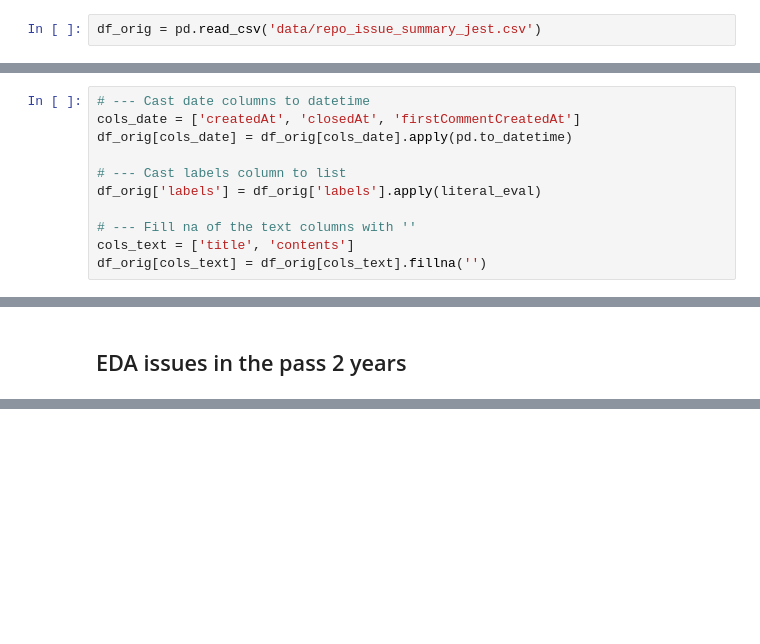
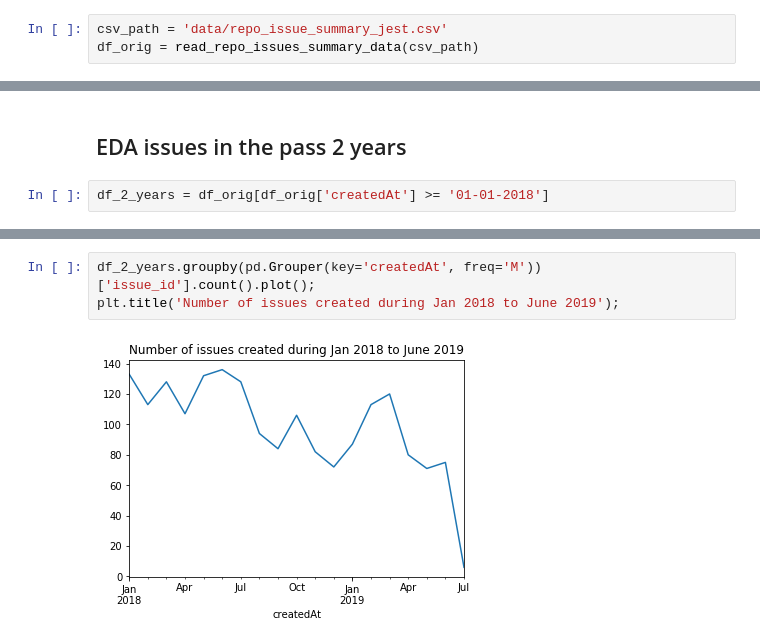
Before and after one commit to nongnoochr/github_js_testing_frameworks, a Jupyter notebook: EDA_repo_issues_jest.ipynb, the cells around one changed output, grey strips where cells are left out. Cells and saved outputs as stored; diff of their text form; blank space fills up the shorter version.

```diff
--- a/EDA_repo_issues_jest.ipynb
+++ b/EDA_repo_issues_jest.ipynb
@@ -29,4 +29,5 @@ import matplotlib.pyplot as plt
 # Suppress pandas's warning
 warnings.simplefilter(action='ignore', category=Warning)
 # %%
-df_orig = pd.read_csv('data/repo_issue_summary_jest.csv')
+csv_path = 'data/repo_issue_summary_jest.csv'
+df_orig = read_repo_issues_summary_data(csv_path)
@@ -35,14 +34,3 @@ Cast columns to appropriate data type
-# %%
-# --- Cast date columns to datetime
-cols_date = ['createdAt', 'closedAt', 'firstCommentCreatedAt']
-df_orig[cols_date] = df_orig[cols_date].apply(pd.to_datetime)
-
-# --- Cast labels column to list
-df_orig['labels'] = df_orig['labels'].apply(literal_eval)
-
-# --- Fill na of the text columns with ''
-cols_text = ['title', 'contents']
-df_orig[cols_text] = df_orig[cols_text].fillna('')
 # %%
 df_orig.head()
 # %% [output]
@@ -512,2 +545,4 @@ plt.axis("off");
 # %% [markdown]
 ## EDA issues in the pass 2 years
+# %%
+df_2_years = df_orig[df_orig['createdAt'] >= '01-01-2018']
@@ -513,0 +569,5 @@ plt.axis("off");
+# %%
+df_2_years.groupby(pd.Grouper(key='createdAt', freq='M'))['issue_id'].count().plot();
+plt.title('Number of issues created during Jan 2018 to June 2019');
+# %% [output]
+[figure, added]
```
Also changed, not shown: parts of 29 cells of this notebook, 2 other files.
